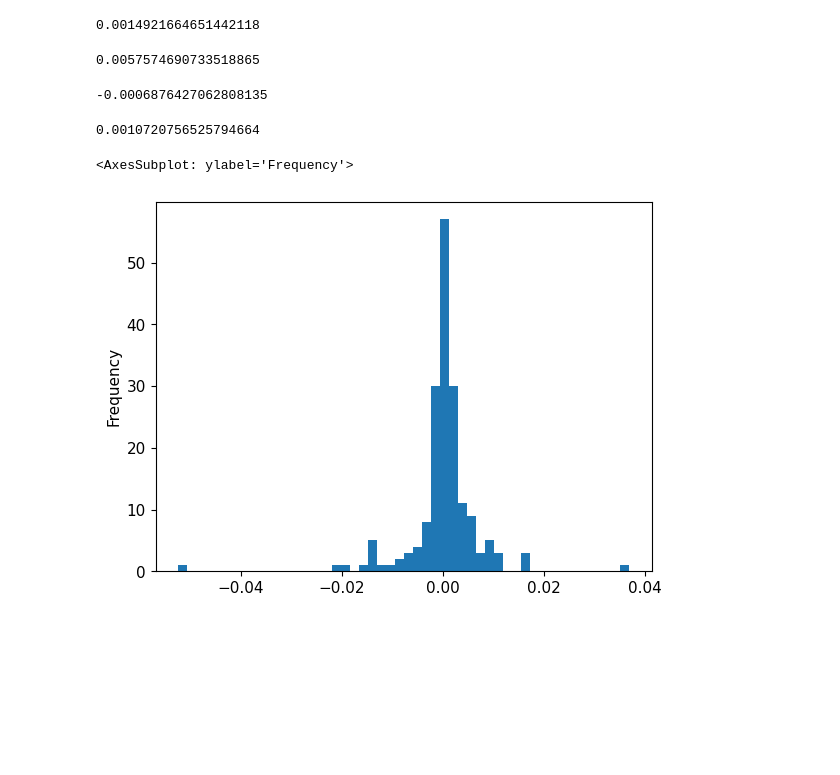
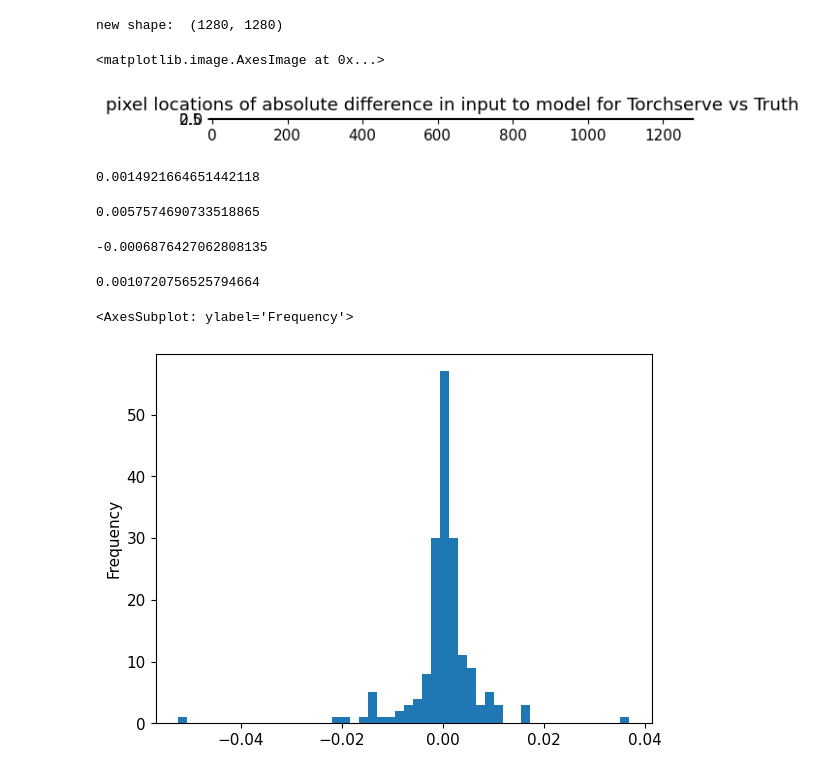
Before and after one commit to tnc-ca-geo/animl-ml, a Jupyter notebook: api/megadetectorv5/local_ts_inf_compare.ipynb, the cells around one changed output. Cells and saved outputs as stored; diff of their text form; code cells hidden in the pictures; blank space fills up the shorter version.

```diff
--- a/api/megadetectorv5/local_ts_inf_compare.ipynb
+++ b/api/megadetectorv5/local_ts_inf_compare.ipynb
@@ -4566,3 +502,16 @@ for pth in imgs:
+# %%
+diff[diff>0] = 1
+
+diff[diff<0] = -1
+
+plt.imshow(diff)
+plt.title("pixel locations of absolute difference in input to model for Torchserve vs Truth")
+
+plt.imshow( np.moveaxis(im[0], 0, -1))
+# %% [output]
+new shape:  (1280, 1280)
+<matplotlib.image.AxesImage at 0x...>
+[figure, added]
 # %%
 import pandas as pd
 # %%
```
Also changed, not shown: parts of 26 cells of this notebook.
